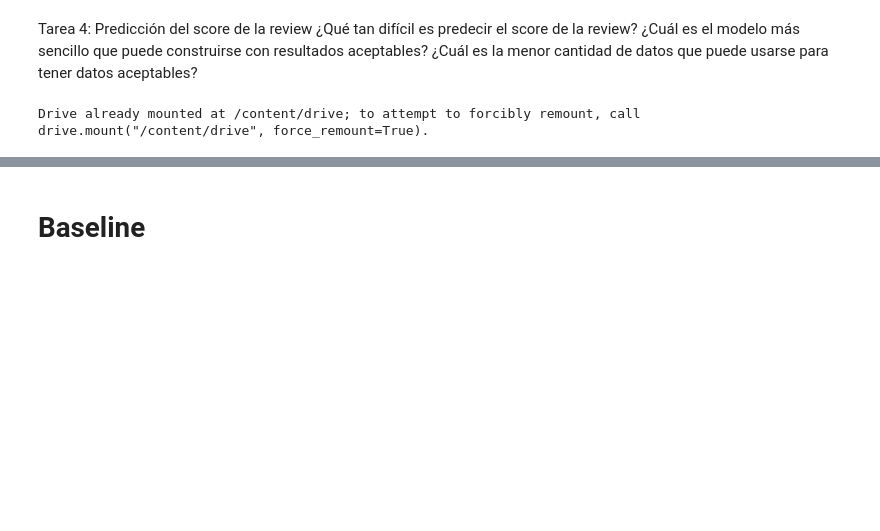
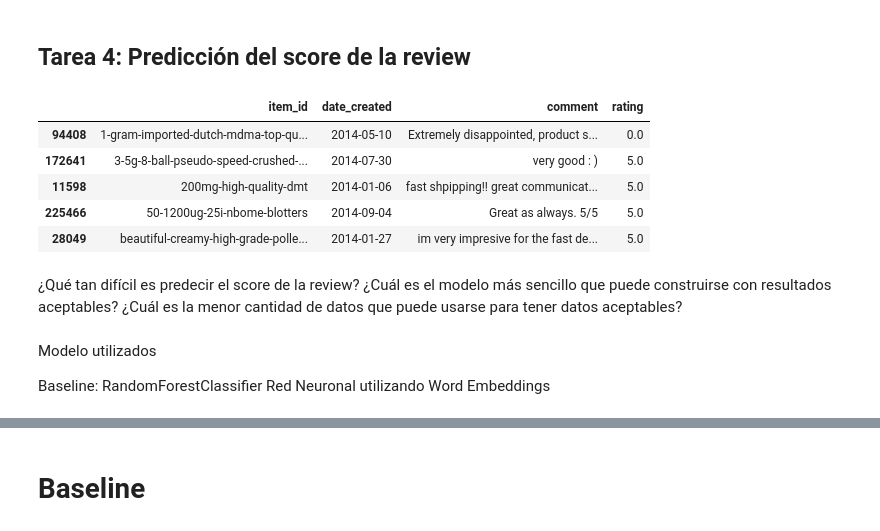
Before and after one commit to LucasWaisten/TP4-OrganizacionDeDatos, a Jupyter notebook: TP4.ipynb, the cells around one changed output, grey strips where cells are left out. Cells and saved outputs as stored; diff of their text form; code cells hidden in the pictures; blank space fills up the shorter version.

Commit message:
Red Neuronal

```diff
--- a/TP4.ipynb
+++ b/TP4.ipynb
@@ -1,13 +8,15 @@
+# %% [markdown]
+## Tarea 4: Predicción del score de la review
+# %%
+reviews.sample(5)
+# %% [output]
+|  | item_id | date_created | comment | rating |
+| 94408 | 1-gram-imported-dutch-mdma-top-qu... | 2014-05-10 | Extremely disappointed, product s... | 0.0 |
+| 172641 | 3-5g-8-ball-pseudo-speed-crushed-... | 2014-07-30 | very good : ) | 5.0 |
+| 11598 | 200mg-high-quality-dmt | 2014-01-06 | fast shpipping!! great communicat... | 5.0 |
+| 225466 | 50-1200ug-25i-nbome-blotters | 2014-09-04 | Great as always. 5/5 | 5.0 |
+| 28049 | beautiful-creamy-high-grade-polle... | 2014-01-27 | im very impresive for the fast de... | 5.0 |
 # %% [markdown]
-Tarea 4: Predicción del score de la review
 ¿Qué tan difícil es predecir el score de la review? ¿Cuál es el modelo más sencillo que
 puede construirse con resultados aceptables? ¿Cuál es la menor cantidad de datos que
 puede usarse para tener datos aceptables?
-# %%
-from pydrive.auth import GoogleAuth
-from pydrive.drive import GoogleDrive
-from google.colab import auth
-from google.colab import drive
-drive.mount('/content/drive')
-# %% [output]
-Drive already mounted at /content/drive; to attempt to forcibly remount, call drive.mount("/content/drive", force_remount=True).
@@ -15,0 +23,5 @@ from sklearn.feature_extraction.text import TfidfVectorizer,CountVectorizer
+# %% [markdown]
+Modelo utilizados
+
+Baseline: RandomForestClassifier
+Red Neuronal utilizando Word Embeddings
```
Also changed, not shown: parts of 34 cells of this notebook, 1 other file.
